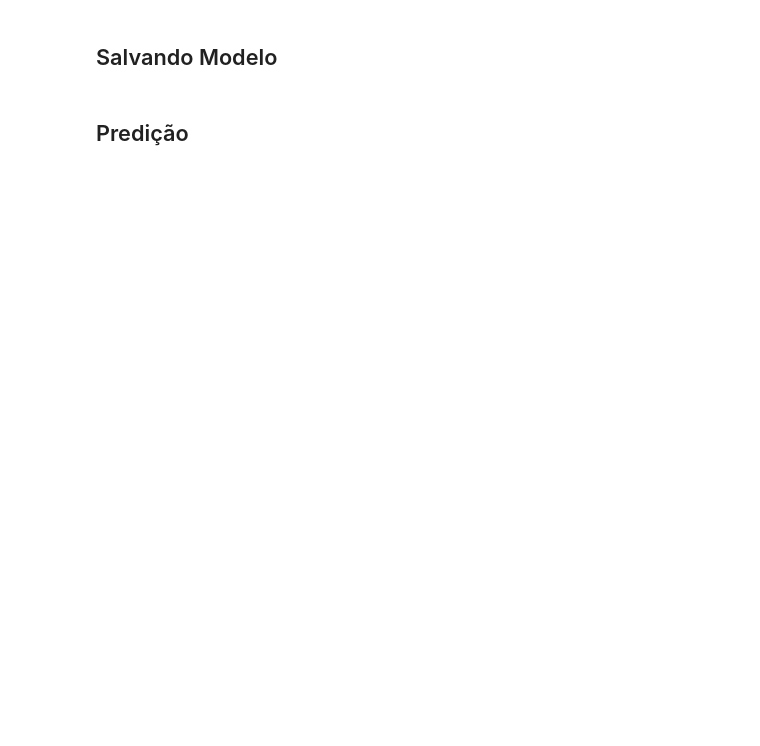
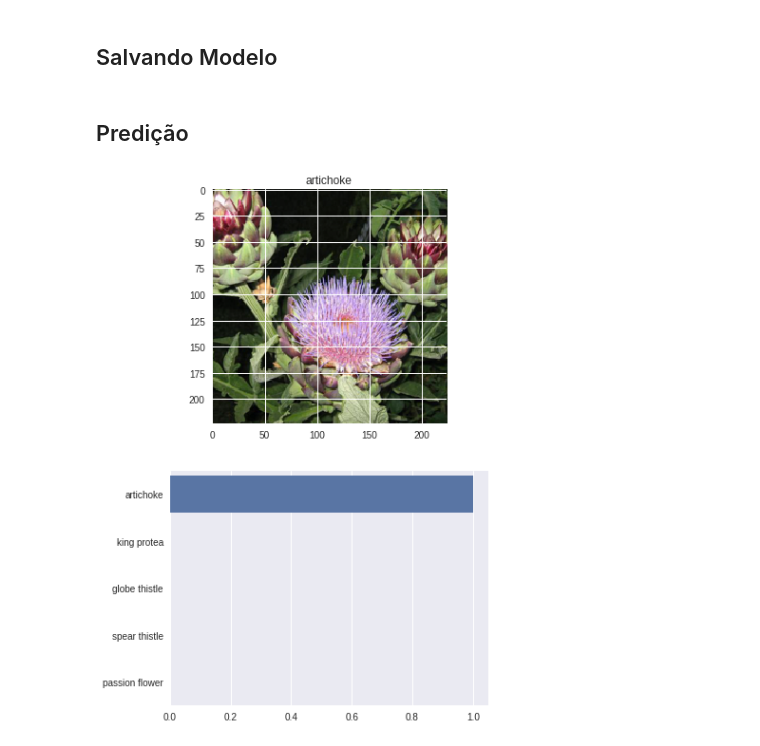
Before and after one commit to Heffx/CNN, a Jupyter notebook: Projeto.ipynb, the cells around one changed output. Drawn from its saved outputs; the diff is of its cells as text; code cells hidden in the pictures; blank space fills up the shorter version.

```diff
--- a/Projeto.ipynb
+++ b/Projeto.ipynb
@@ -376,5 +363,12 @@ Melhor Acurácia: 0.034230
 # %%
 # Salvando Modelo
 #torch.save(model_alex.state_dict(), './alexnet.pth')
+
+model.class_to_idx = image_datasets['train'].class_to_idx
+model.cpu()
+torch.save({'arch': 'vgg19',
+            'state_dict': model.state_dict(),
+            'class_to_idx': model.class_to_idx},
+            'classifier.pth')
 # %% [markdown]
 ## Predição
@@ -380,0 +429,25 @@ Melhor Acurácia: 0.034230
+# %%
+# Função de plotar resultado da predição
+def plot_solution(image_path, model):
+    # Set plot
+    plt.figure(figsize = (6,10))
+    ax = plt.subplot(2,1,1)
+    # Set titulo
+    #Carrega o numero da classe da flor
+    flower_num = image_path.split('/')[2]
+    # Carrega o nome da classe de acordo com o numero obtido acima
+    title_ = cat_to_name[flower_num]
+    # Plot flor
+    img = process_image(image_path)
+    imshow(img, ax, title = title_);
+    # Recendo previsão da função acima
+    probs, labs, flowers = predict(image_path, model)
+    # Plot gráfico de barras
+    plt.subplot(2,1,2)
+    sns.barplot(x=probs, y=flowers, color=sns.color_palette()[0]);
+    plt.show()
+# %%
+image_path = 'flower_data/valid/29/image_04143.jpg'
+plot_solution(image_path, model)
+# %% [output]
+[figure, added]
```
Also changed, not shown: parts of 15 cells of this notebook.
